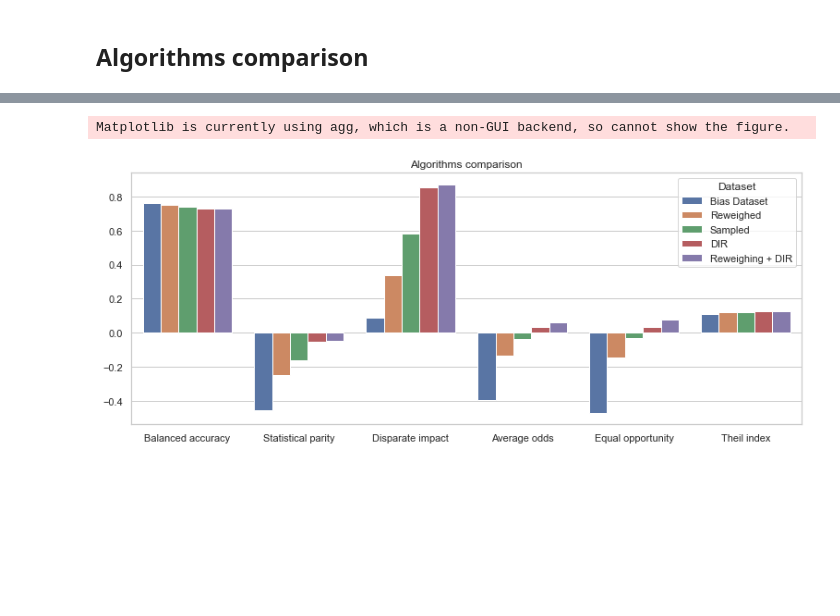
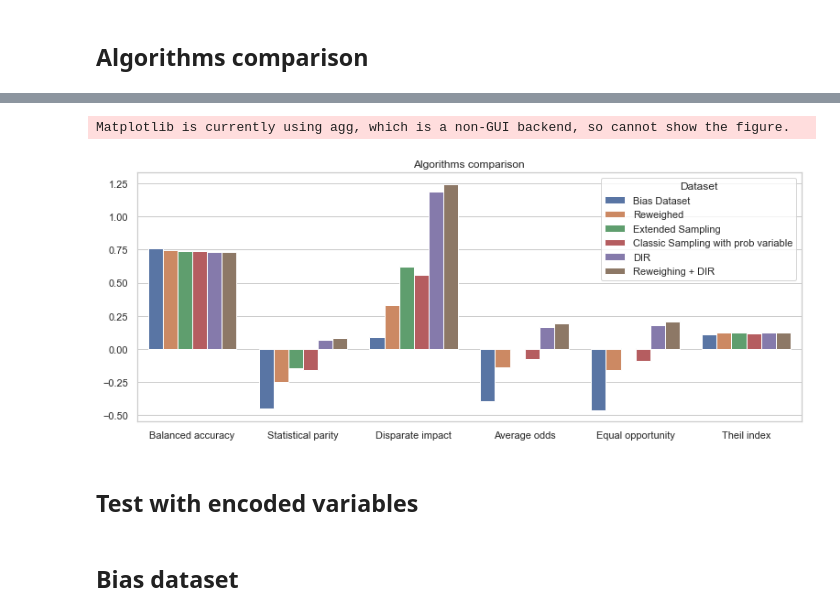
Before and after one commit to giordanoDaloisio/bias-mitigation-methods, a Jupyter notebook: Adult.ipynb, the cells around one changed output, grey strips where cells are left out. Drawn from its saved outputs; the diff is of its cells as text; code cells hidden in the pictures; blank space fills up the shorter version.

```diff
--- a/Adult.ipynb
+++ b/Adult.ipynb
@@ -14,7 +14,8 @@ path = 'imgs/adult'
 # %%
 def load_dataset():
     column_names = ['age', 'workclass', 'fnlwgt', 'education', 'education-num', 'marital-status',
-                'occupation','relationship', 'race', 'sex', 'capital-gain', 'capital-loss', 'hours-per-week', 'native-country', 'income']
+                'occupation','relationship', 'race', 'sex', 'capital-gain', 'capital-loss',
+                    'hours-per-week', 'native-country', 'income']
     adult_df = pd.read_csv('adult/adult.data', names=column_names)
     adult_df.drop(adult_df[(adult_df['race'] != ' Black') & (adult_df['race'] != ' White')].index,inplace=True)
     adult_df.loc[adult_df['native-country'] == ' ?', 'native-country'] = 'Not known'
@@ -782,13 +775,15 @@ di = DisparateImpactRemover(sensitive_attribute='prob')
 dir2 = BinaryLabelDataset(df = df, label_names=['income'], protected_attribute_names=['prob'])
 dir2 = di.fit_transform(dir2)
 # %%
-df = dir2.convert_to_dataframe()[0]
+df_dir = dir2.convert_to_dataframe()[0]
+df_dir.loc[df['prob'].round(6) == 0.050259, 'prob'] = 0
+df_dir.loc[df['prob'].round(6) != 0, 'prob'] = 1
 df.loc[df['prob'].round(6) == 0.050259, 'prob'] = 0
 df.loc[df['prob'].round(6) != 0, 'prob'] = 1
 
 prob_priv_group = [{'prob': 1}]
 prob_unpriv_group = [{'prob': 0}]
-dir2 = BinaryLabelDataset(df = df, label_names=['income'], protected_attribute_names=['prob'])
+dir2 = BinaryLabelDataset(df = df_dir, label_names=['income'], protected_attribute_names=['prob'])
 # %%
 dir_df2_class = classify(
     make_pipeline(StandardScaler(), LogisticRegression(class_weight='balanced', solver='liblinear')),
@@ -807,0 +805,7 @@ Theil index: 0.1239
+# %%
+sampled_prob = BinaryLabelDataset(df=df, label_names=['income'], protected_attribute_names=['prob'])
+sampler = Sampler(round_level=2)
+# %%
+sampled_prob_metrics = classify(
+    make_pipeline(StandardScaler(), LogisticRegression(class_weight='balanced', solver='liblinear')),
+    sampled_prob, prob_priv_group, prob_unpriv_group, debiaser=sampler, n_splits=5)
@@ -832,7 +848,8 @@ Theil index: 0.1245
 plot_syntesis(merge_datasets({
     'Bias Dataset': df2_class,
     'Reweighed': rw_df2_class,
-    'Sampled': sampled_df2_class,
+    'Extended Sampling': sampled_df2_class,
+    'Classic Sampling with prob variable': sampled_prob_metrics,
     'DIR': dir_df2_class,
     'Reweighing + DIR': dir_rw_2_class,
 }), 'Algorithms comparison')
@@ -849,2 +867,4 @@ plt.show()
 Matplotlib is currently using agg, which is a non-GUI backend, so cannot show the figure.
-[figure, old version]
+[figure, new version]
+# %% [markdown]
+## Test with encoded variables
@@ -850,0 +901,2 @@ Matplotlib is currently using agg, which is a non-GUI backend, so cannot show th
+# %% [markdown]
+## Bias dataset
```
Also changed, not shown: parts of 41 cells of this notebook, 16 other files.
